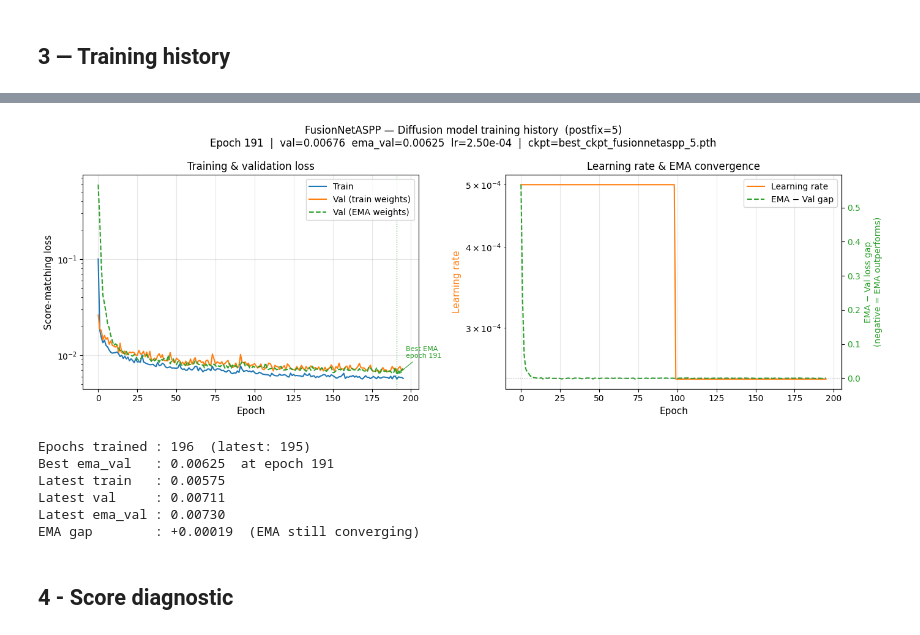
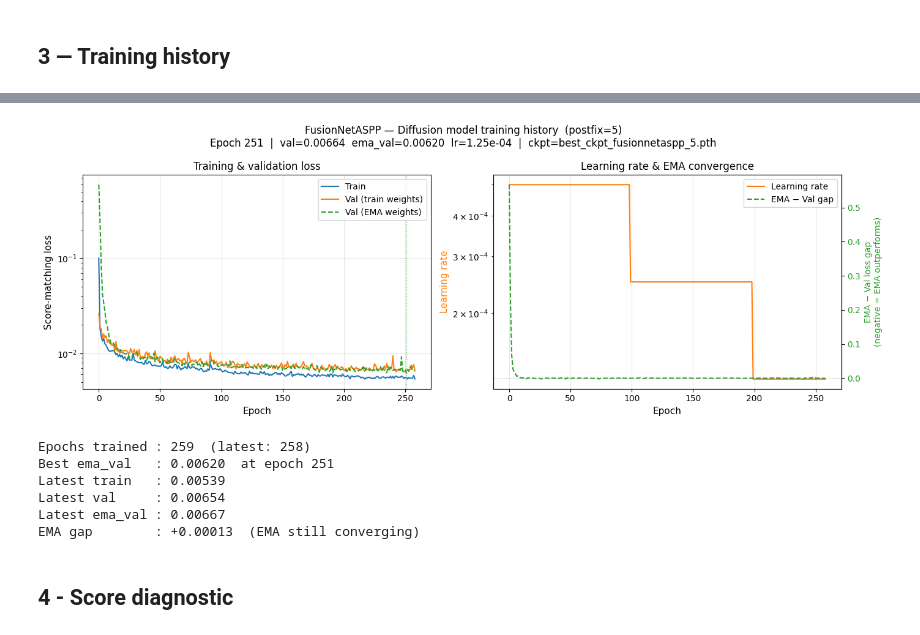
Before and after one commit to NinnaL/Master-thesis---Super-resolution-sea-ice-concentration-using-generative-AI, a Jupyter notebook: Code/lib/diffusion/diffusion_SR_ASIP_from_AMSR2.ipynb, the cells around one changed output, grey strips where cells are left out. Saved outputs shown, nothing was run; the diff lists cells and outputs as text; code cells hidden in the pictures.

```diff
--- a/Code/lib/diffusion/diffusion_SR_ASIP_from_AMSR2.ipynb
+++ b/Code/lib/diffusion/diffusion_SR_ASIP_from_AMSR2.ipynb
@@ -179,11 +180,11 @@ else:
                      linestyle='--', color='tab:green')
         best_idx = int(np.argmin(ema_loss))
         axes[0].axvline(epochs[best_idx], color='tab:green', linestyle=':', linewidth=1, alpha=0.7)
-        axes[0].annotate(f'Best EMA\nepoch {epochs[best_idx]}',
-                         xy=(epochs[best_idx], ema_loss[best_idx]),
-                         xytext=(epochs[best_idx] + max(epochs) * 0.03, ema_loss[best_idx] * 1.5),
-                         fontsize=8, color='tab:green',
-                         arrowprops=dict(arrowstyle='->', color='tab:green', lw=0.8))
+        # axes[0].annotate(f'Best EMA\nepoch {epochs[best_idx]}',
+        #                  xy=(epochs[best_idx], ema_loss[best_idx]),
+        #                  xytext=(epochs[best_idx] + max(epochs) * 0.03, ema_loss[best_idx] * 1.5),
+        #                  fontsize=8, color='tab:green',
+        #                  arrowprops=dict(arrowstyle='->', color='tab:green', lw=0.8))
     axes[0].set_xlabel('Epoch', fontsize=11)
     axes[0].set_ylabel('Score-matching loss', fontsize=11)
     axes[0].set_title('Training & validation loss', fontsize=12)
@@ -211,40 +212,40 @@ else:
                        color='tab:green')
         ax2.tick_params(axis='y', labelcolor='tab:green')
         lns  = ln1 + ln2
         labs = [l.get_label() for l in lns]
         ax2.legend(lns, labs, loc='upper right', fontsize=10)
 
     _epoch     = diff_info['epoch']
     _val       = diff_info['val_loss']
     _ema_val   = diff_info['ema_val_loss']
     _lr        = _h['lr'][_h['epoch'].index(_epoch)] if _epoch in _h['epoch'] else float('nan')
     _ckpt_name = os.path.basename(BEST_CKPT if os.path.exists(BEST_CKPT) else DIFF_CKPT)
     subtitle   = (f'Epoch {_epoch}  |  val={_val:.5f}  ema_val={_ema_val:.5f}  '
                   f'lr={_lr:.2e}  |  ckpt={_ckpt_name}')
 
     plt.suptitle(f'{mdl_cls.name} — Diffusion model training history  (postfix={postfix})\n{subtitle}',
                  fontsize=12)
     plt.tight_layout()
     plt.show()
 
     ref        = ema_loss if ema_loss else val_loss
     best_idx   = int(np.argmin(ref))
     print(f'Epochs trained : {len(epochs)}  (latest: {epochs[-1]})')
     print(f'Best ema_val   : {min(ref):.5f}  at epoch {epochs[best_idx]}')
     print(f'Latest train   : {train_loss[-1]:.5f}')
     print(f'Latest val     : {val_loss[-1]:.5f}')
     if ema_loss:
         print(f'Latest ema_val : {ema_loss[-1]:.5f}')
         print(f'EMA gap        : {ema_gap[-1]:+.5f}  '
               f'({"EMA outperforms" if ema_gap[-1] < 0 else "EMA still converging"})')
 # %% [output]
-[figure, old version]
+[figure, new version]
-Epochs trained : 196  (latest: 195)
-Best ema_val   : 0.00625  at epoch 191
-Latest train   : 0.00575
-Latest val     : 0.00711
-Latest ema_val : 0.00730
-EMA gap        : +0.00019  (EMA still converging)
+Epochs trained : 259  (latest: 258)
+Best ema_val   : 0.00620  at epoch 251
+Latest train   : 0.00539
+Latest val     : 0.00654
+Latest ema_val : 0.00667
+EMA gap        : +0.00013  (EMA still converging)
 # %% [markdown]
 ## 4 - Score diagnostic
 # %%
```
Also changed, not shown: parts of 6 cells of this notebook.
